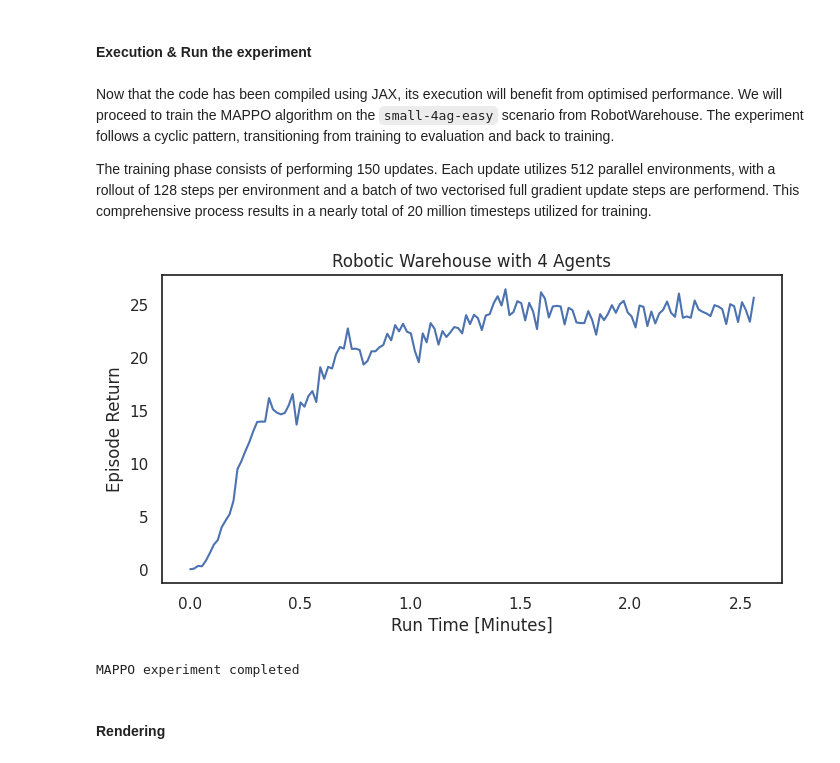
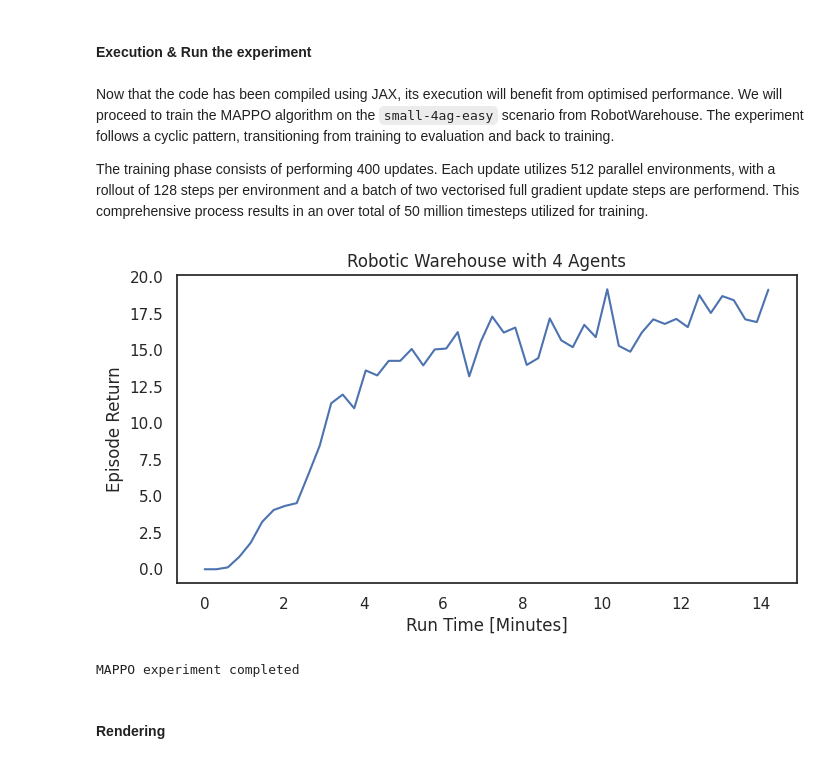
Before and after one commit to instadeepai/Mava, a Jupyter notebook: examples/Quickstart.ipynb, the cells around one changed output. Saved outputs shown, nothing was run; the diff lists cells and outputs as text; code cells hidden in the pictures.

```diff
--- a/examples/Quickstart.ipynb
+++ b/examples/Quickstart.ipynb
@@ -602,7 +611,7 @@ def plot_performance(metrics, ep_returns, start_time):
       plt.plot(np.linspace(0, (time.time()-start_time)/ 60.0, len(list(ep_returns))),list(ep_returns))
       plt.xlabel('Run Time [Minutes]')
       plt.ylabel('Episode Return')
-      plt.title(f'Robotic Warehouse with 4 Agents')
+      plt.title('Robotic Warehouse with 4 Agents')
       # Show the plot
       plt.show()
       return ep_returns
@@ -628,7 +637,7 @@ config = { "system": {
                 "critic_lr": 2.5e-4,
                 "update_batch_size": 2,
                 "rollout_length": 128,
-                "num_updates": 150,
+                "num_updates": 400,
                 "ppo_epochs": 16,
                 "num_minibatches": 32,
                 "gamma": 0.99,
@@ -650,6 +659,8 @@ config = { "system": {
                 "env_name": "RobotWarehouse-v0",
             }
     }
+# Convert the Python dictionary to a DictConfig
+cfg: DictConfig = OmegaConf.create(config)
 # %% [markdown]
 #### Define Training and Evaluation environments
 # %% [markdown]
@@ -687,10 +698,10 @@ learn, actor_network, learner_state = learner_setup(env, (rng, rng_p), config)
 # Setup evaluator.
 evaluator, absolute_metric_evaluator, (trained_params, eval_rngs) = evaluator_setup(
         eval_env=eval_env,
-        rng_e=rng_e,
+        key_e=rng_e,
         network=actor_network,
         params=learner_state.params.actor_params,
-        config=config,
+        config=cfg,
     )
 # %% [markdown]
 #### Additional variable definitions
@@ -735,38 +746,38 @@ ep_returns=[]
 # %% [markdown]
 Now that the code has been compiled using JAX, its execution will benefit from optimised performance. We will proceed to train the MAPPO algorithm on the `small-4ag-easy` scenario from RobotWarehouse. The experiment follows a cyclic pattern, transitioning from training to evaluation and back to training.
 
-The training phase consists of performing 150 updates. Each update utilizes 512 parallel environments, with a rollout of 128 steps per environment and a batch of two vectorised full gradient update steps are performend. This comprehensive process results in a nearly total of 20 million timesteps utilized for training.
+The training phase consists of performing 400 updates. Each update utilizes 512 parallel environments, with a rollout of 128 steps per environment and a batch of two vectorised full gradient update steps are performend. This comprehensive process results in an over total of 50 million timesteps utilized for training.
 # %%
 start_time=time.time()
-for i in range(config["arch"]["num_evaluation"]):
+for _ in range(config["arch"]["num_evaluation"]):
     # Train.
     learner_output = learn(learner_state)
     jax.block_until_ready(learner_output)
 
     # Prepare for evaluation.
     trained_params = jax.tree_util.tree_map(
             lambda x: x[:, 0, ...],
             learner_output.learner_state.params.actor_params,  # Select only actor params
     )
     rng_e, *eval_rngs = jax.random.split(rng_e, n_devices + 1)
     eval_rngs = jnp.stack(eval_rngs)
     eval_rngs = eval_rngs.reshape(n_devices, -1)
 
     # Evaluate.
     evaluator_output = evaluator(trained_params, eval_rngs)
     jax.block_until_ready(evaluator_output)
     ep_returns=plot_performance(evaluator_output, ep_returns, start_time)
 
     # Update runner state to continue training.
     learner_state = learner_output.learner_state
 
 # Return trained params to be used for rendering or testing.
 trained_params= jax.tree_util.tree_map(
     lambda x: x[0, 0, ...], learner_output.learner_state.params.actor_params
 )
 print(f"{Fore.CYAN}{Style.BRIGHT}MAPPO experiment completed{Style.RESET_ALL}")
 # %% [output]
-[figure, old version]
+[figure, new version]
 MAPPO experiment completed
 # %% [markdown]
 #### Rendering
```
Also changed, not shown: parts of 6 cells of this notebook.
